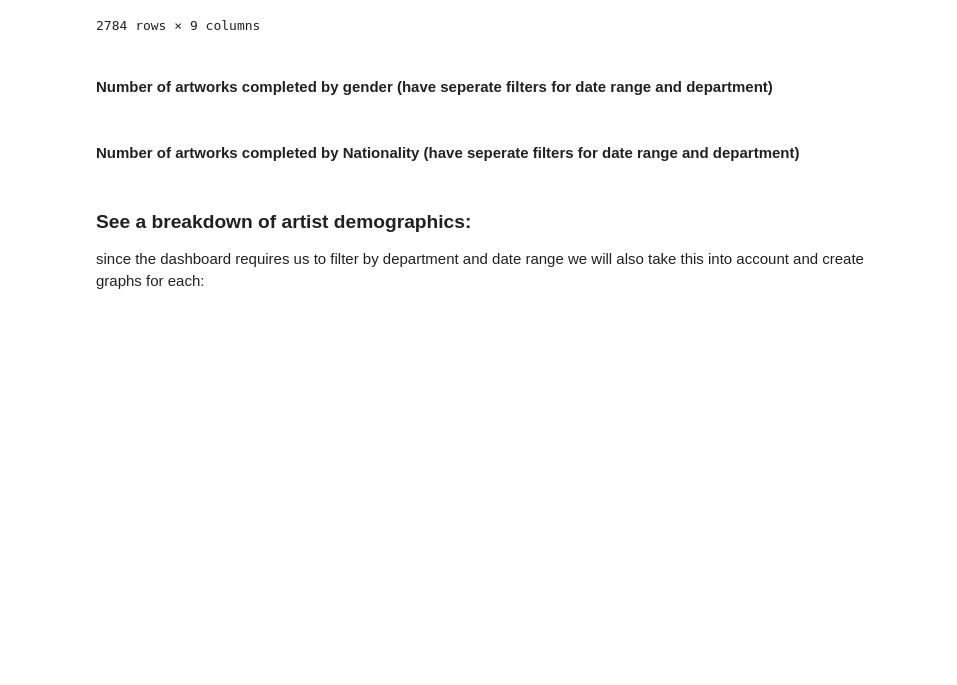
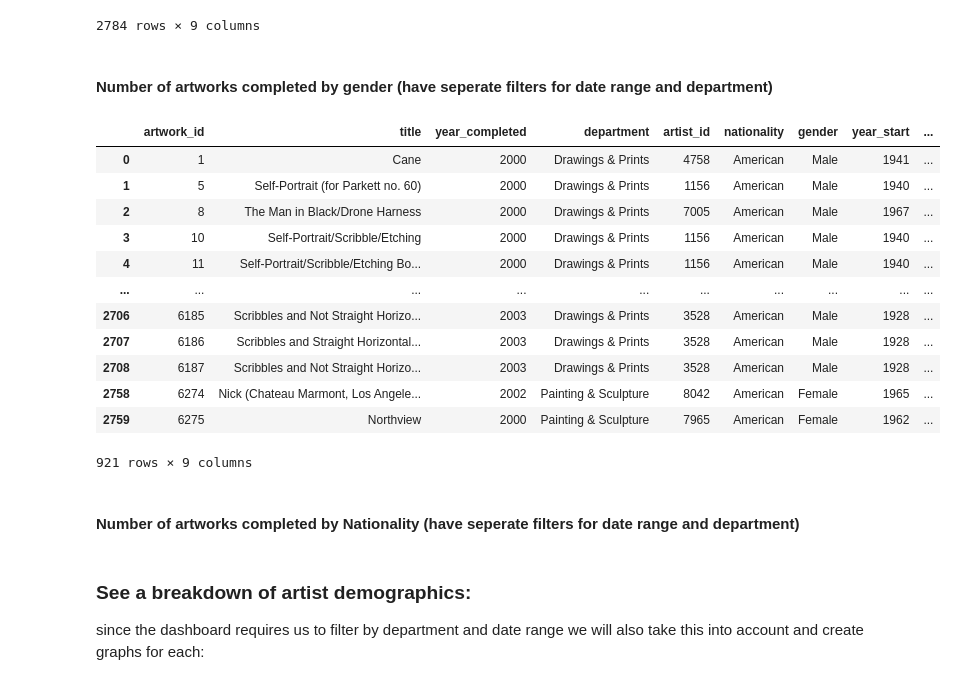
Before and after one commit to Eros-code/Equal-Experts, a Jupyter notebook: mma_analysis.ipynb, the cells around one changed output. Cells and saved outputs as stored; diff of their text form; code cells hidden in the pictures; blank space fills up the shorter version.

Commit message:
full functionality for date range and department filters added

```diff
--- a/mma_analysis.ipynb
+++ b/mma_analysis.ipynb
@@ -146,6 +146,22 @@ m_f_artists = [len(male_artists), len(female_artists)]
 fig = px.pie(values=m_f_artists, names=m_f_list, title='Proportion of artwork gender')
 
 fig.show()
+# %%
+artwork_demographs[(artwork_demographs['year_completed'] >= 2000) & (artwork_demographs['year_completed'] <= 2003)]
+# %% [output]
+|  | artwork_id | title | year_completed | department | artist_id | nationality | gender | year_start | ... |
+| 0 | 1 | Cane | 2000 | Drawings & Prints | 4758 | American | Male | 1941 | ... |
+| 1 | 5 | Self-Portrait (for Parkett no. 60) | 2000 | Drawings & Prints | 1156 | American | Male | 1940 | ... |
+| 2 | 8 | The Man in Black/Drone Harness | 2000 | Drawings & Prints | 7005 | American | Male | 1967 | ... |
+| 3 | 10 | Self-Portrait/Scribble/Etching | 2000 | Drawings & Prints | 1156 | American | Male | 1940 | ... |
+| 4 | 11 | Self-Portrait/Scribble/Etching Bo... | 2000 | Drawings & Prints | 1156 | American | Male | 1940 | ... |
+| ... | ... | ... | ... | ... | ... | ... | ... | ... | ... |
+| 2706 | 6185 | Scribbles and Not Straight Horizo... | 2003 | Drawings & Prints | 3528 | American | Male | 1928 | ... |
+| 2707 | 6186 | Scribbles and Straight Horizontal... | 2003 | Drawings & Prints | 3528 | American | Male | 1928 | ... |
+| 2708 | 6187 | Scribbles and Not Straight Horizo... | 2003 | Drawings & Prints | 3528 | American | Male | 1928 | ... |
+| 2758 | 6274 | Nick (Chateau Marmont, Los Angele... | 2002 | Painting & Sculpture | 8042 | American | Female | 1965 | ... |
+| 2759 | 6275 | Northview | 2000 | Painting & Sculpture | 7965 | American | Female | 1962 | ... |
+921 rows × 9 columns
 # %% [markdown]
 #### Number of artworks completed by Nationality (have seperate filters for date range and department)
 # %%
```
Also changed, not shown: parts of 4 cells of this notebook, 2 other files.
